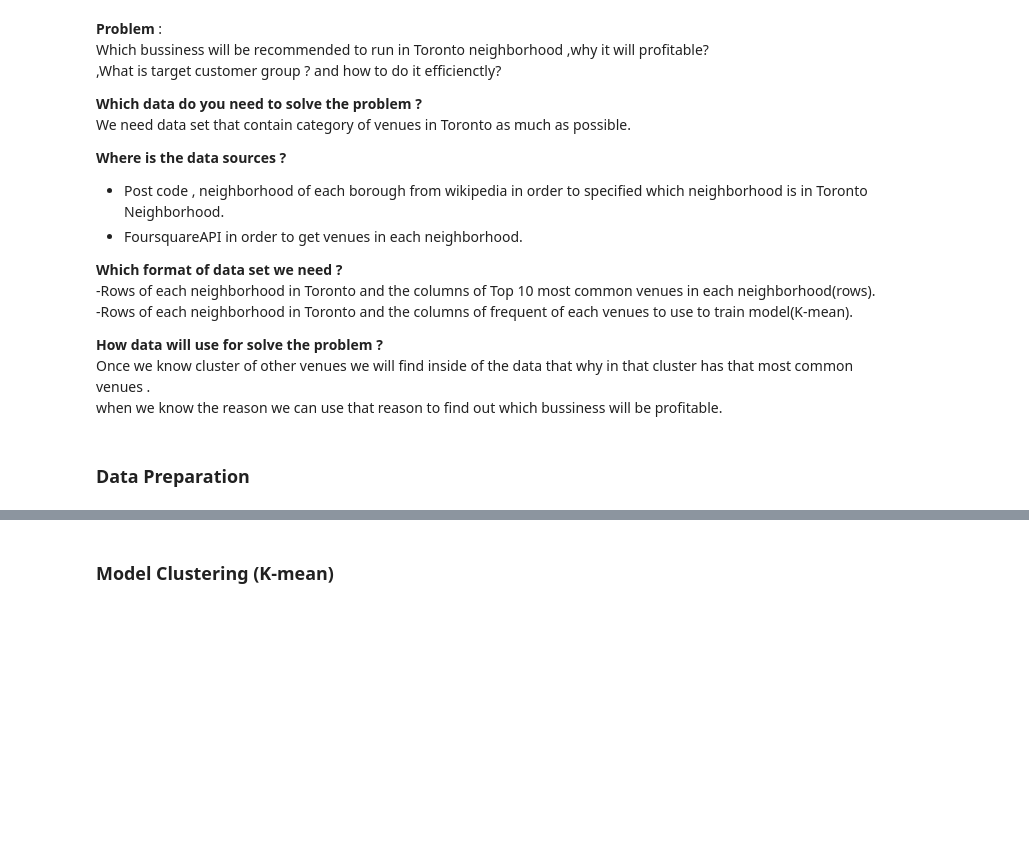
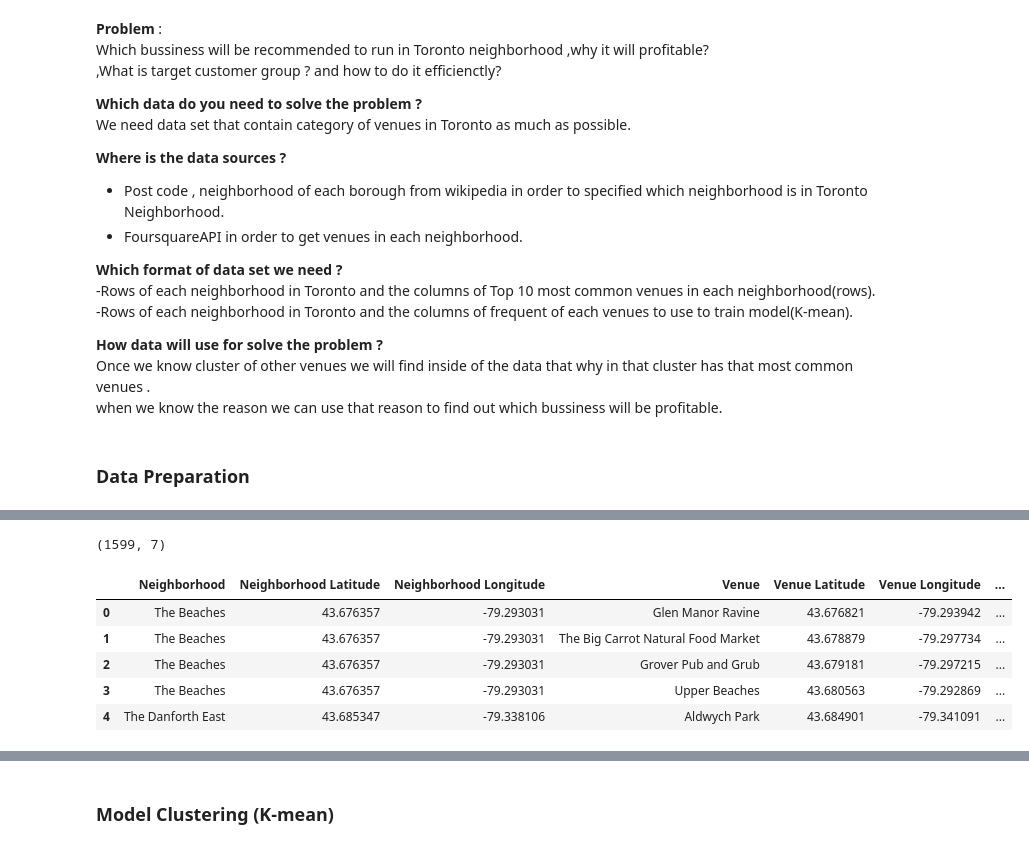
Before and after one commit to blxsheep/IBM_Capstone_Project, a Jupyter notebook: Capstone Project.ipynb, the cells around one changed output, grey strips where cells are left out. Cells and saved outputs as stored; diff of their text form; code cells hidden in the pictures; blank space fills up the shorter version.

```diff
--- a/Capstone Project.ipynb
+++ b/Capstone Project.ipynb
@@ -32,2 +41,7 @@ import numpy as np
 from jupyterthemes import jtplot
 jtplot.style(theme = 'monokai',ticks = True,grid = False ,context = 'notebook')
+# %%
+df  = pd.read_csv('neighborhood_toronto.csv')
+col =  df.columns
+df.drop(col[0],axis= 1 , inplace = True)
+df.head()
@@ -33,0 +57,4 @@ jtplot.style(theme = 'monokai',ticks = True,grid = False ,context = 'notebook')
+# %%
+toronto  = df[df.Borough.str.contains(pat = 'Toronto')]
+print(len(toronto))
+toronto.head()
@@ -33,0 +71,7 @@ jtplot.style(theme = 'monokai',ticks = True,grid = False ,context = 'notebook')
+# %%
+#Four square API information
+VERSION = '20180605' # Foursquare API version
+CLIENT_ID = 'DMQGJMJTKSXWTUV1IOA0CAZSUNSFVVY5I3GSWJHJULZ1VWHU'
+CLIENT_SECRET = 'Z24OKJGAWBUZ1A5FCK30IUTGLQTJQROLYQ1OUBKRHBKX44SM'
+ACCESS_TOKEN = 'FVDGJE2C23Q1V0AJ2YUW2R0HXRBJ0OIH2DZ1ZGR3CTLJLZ50'
+LIMIT = 100 # A default Foursquare API limit value
@@ -33,0 +118,5 @@ jtplot.style(theme = 'monokai',ticks = True,grid = False ,context = 'notebook')
+# %%
+toronto_venues = getNearbyVenues(names=toronto['Neighborhood'],
+                                   latitudes=toronto['Latitude'],
+                                   longitudes=toronto['Longitude']
+                                  )
@@ -33,0 +141,11 @@ jtplot.style(theme = 'monokai',ticks = True,grid = False ,context = 'notebook')
+# %%
+print(toronto_venues.shape)
+toronto_venues.head()
+# %% [output]
+(1599, 7)
+|  | Neighborhood | Neighborhood Latitude | Neighborhood Longitude | Venue | Venue Latitude | Venue Longitude | ... |
+| 0 | The Beaches | 43.676357 | -79.293031 | Glen Manor Ravine | 43.676821 | -79.293942 | ... |
+| 1 | The Beaches | 43.676357 | -79.293031 | The Big Carrot Natural Food Market | 43.678879 | -79.297734 | ... |
+| 2 | The Beaches | 43.676357 | -79.293031 | Grover Pub and Grub | 43.679181 | -79.297215 | ... |
+| 3 | The Beaches | 43.676357 | -79.293031 | Upper Beaches | 43.680563 | -79.292869 | ... |
+| 4 | The Danforth East | 43.685347 | -79.338106 | Aldwych Park | 43.684901 | -79.341091 | ... |
```
Also changed, not shown: parts of 11 cells of this notebook.
